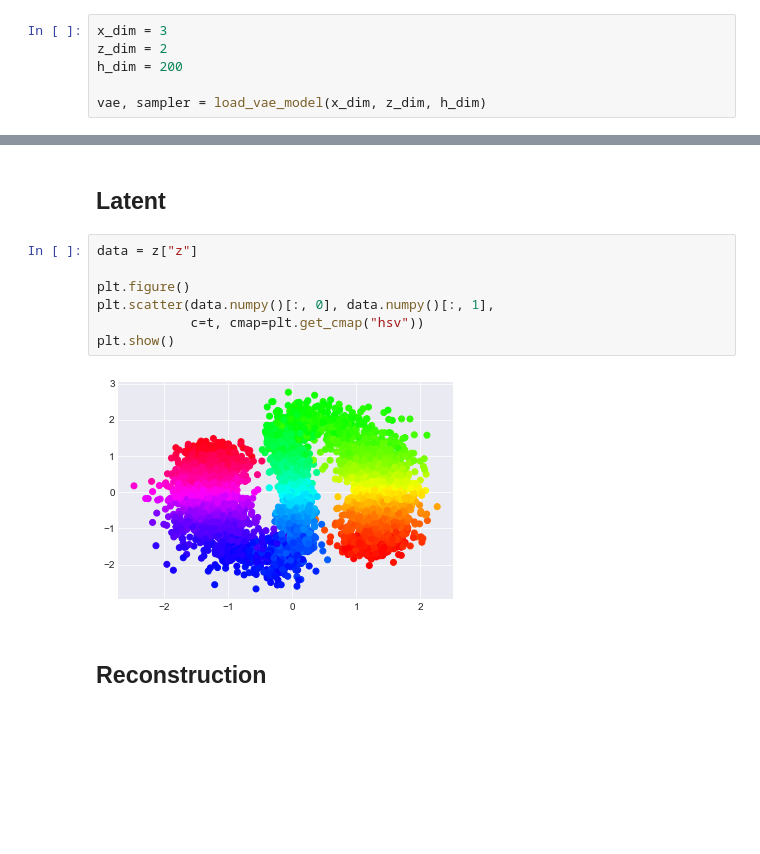
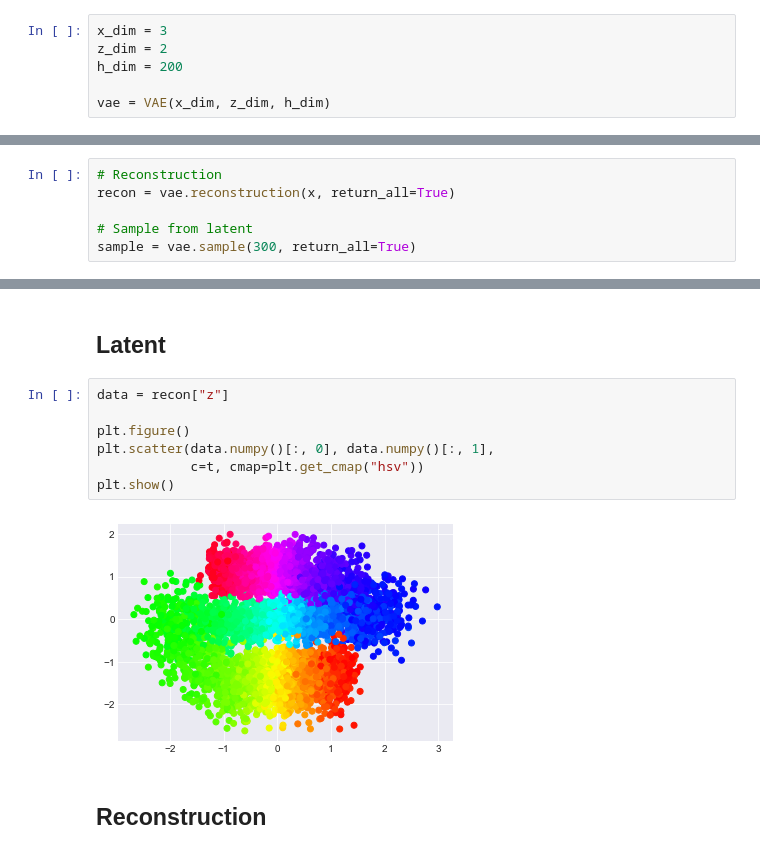
Before and after one commit to rnagumo/vae_exmple, a Jupyter notebook: notes/vae.ipynb, the cells around one changed output, grey strips where cells are left out. Drawn from its saved outputs; the diff is of its cells as text; blank space fills up the shorter version.

```diff
--- a/notes/vae.ipynb
+++ b/notes/vae.ipynb
@@ -38,7 +38,7 @@ x_dim = 3
 z_dim = 2
 h_dim = 200
 
-vae, sampler = load_vae_model(x_dim, z_dim, h_dim)
+vae = VAE(x_dim, z_dim, h_dim)
 # %%
 n_epochs = 1000
 for epoch in range(n_epochs):
@@ -71,16 +59,22 @@ with torch.no_grad():
+# %%
+# Reconstruction
+recon = vae.reconstruction(x, return_all=True)
+
+# Sample from latent
+sample = vae.sample(300, return_all=True)
 # %% [markdown]
 # Plot
 # %% [markdown]
 ## Latent
 # %%
-data = z["z"]
+data = recon["z"]
 
 plt.figure()
 plt.scatter(data.numpy()[:, 0], data.numpy()[:, 1],
             c=t, cmap=plt.get_cmap("hsv"))
 plt.show()
 # %% [output]
-[figure, old version]
+[figure, new version]
 # %% [markdown]
 ## Reconstruction
 # %%
```
Also changed, not shown: parts of 6 cells of this notebook.
